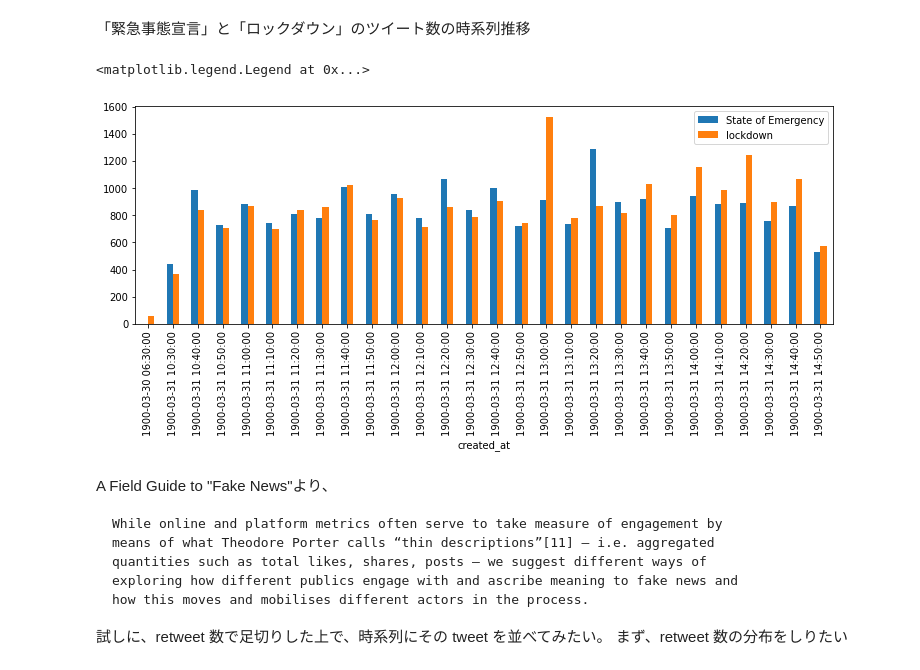
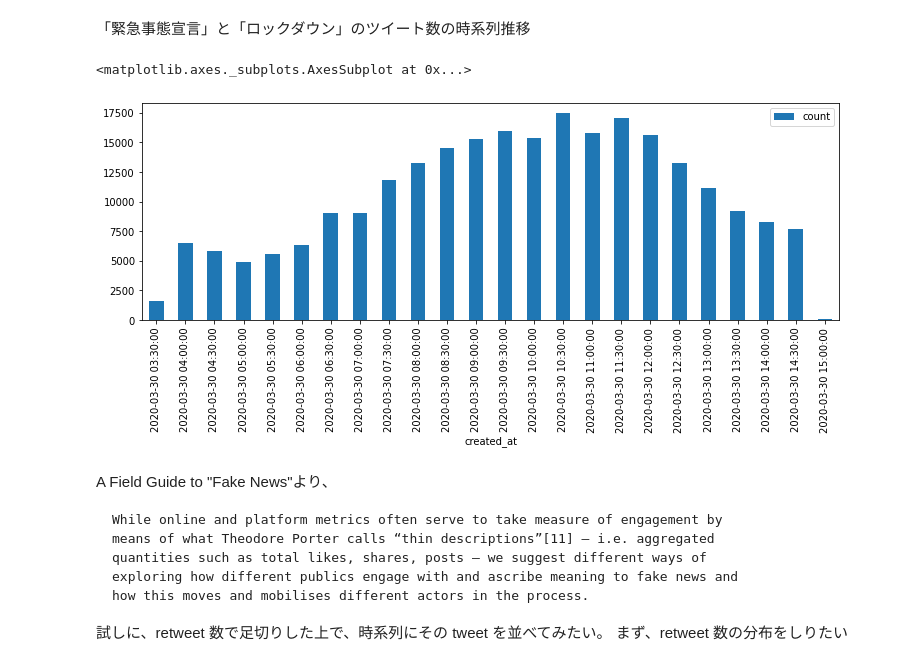
Before and after one commit to p-baleine/fabrication_of_state_of_emergency_20200330, a Jupyter notebook: 「4月1日に緊急事態宣言」の拡散の推移について.ipynb, the cells around one changed output. Drawn from its saved outputs; the diff is of its cells as text; code cells hidden in the pictures.

```diff
--- a/「4月1日に緊急事態宣言」の拡散の推移について.ipynb
+++ b/「4月1日に緊急事態宣言」の拡散の推移について.ipynb
@@ -35,2 +41,5 @@ class DateTrunc(Function):
+# %%
+UnixTimestamp = CustomFunction('unix_timestamp', ['date'])
+FromUnixtime = CustomFunction('from_unixtime', ['unixtime'])
 # %%
 tweets, users = Table('tweets'), Table('users')
@@ -49,8 +45,0 @@ def tweet_summary(term, truncated_by='10 minutes'):
-# %%
-df = pd.DataFrame(data=tweet_summary('%緊急事態宣言%'))
-df_ = pd.DataFrame(data=tweet_summary('%ロックダウン%'))
-df['created_at'] = pd.to_datetime(df['created_at'], format='%a %b %d  %H:%M')
-df_['created_at'] = pd.to_datetime(df_['created_at'], format='%a %b %d  %H:%M')
-df['count2'] = df_['count']
-df = df.set_index('created_at', drop=False)
-df.head()
@@ -64,0 +46,28 @@ df.head()
+# %%
+KeywordTrajectory = namedtuple('KeywordTrajectory', ['created_at', 'count'])
+
+def keyword_trajectory(cursor, truncated_by='10 minutes'):
+    minutes = re.sub(r'^(\d+)\s+minutes$', r'\1', truncated_by)
+    assert(minutes.isdecimal())
+    seconds = 60 * int(minutes)
+    alias = 'truncated_by_{}min'.format(minutes)
+
+    # TODO: keyword による絞り込み
+
+    s = Query.from_(tweets) \
+    .select(
+       FromUnixtime(fn.Floor(
+            UnixTimestamp(tweets.created_at) / seconds) * seconds,
+                   alias=alias),
+        fn.Count(tweets.id)) \
+    .groupby(alias)
+
+    print('SQL: {}'.format(s))
+    cursor.execute(str(s))
+
+    return [KeywordTrajectory._make(r) for r in cursor]
+# %%
+with managed_cursor(buffered=True) as cursor:
+    df = pd.DataFrame(data=keyword_trajectory(cursor, truncated_by='30 minutes'))
+    df = df.set_index('created_at')
+    print(df.head())
@@ -66,11 +84,10 @@ df.head()
 「緊急事態宣言」と「ロックダウン」のツイート数の時系列推移
 # %%
 fig, ax = plt.subplots()
-df.groupby(df['created_at'].dt.round('10min')).sum().plot(kind='bar', ax=ax)
-ax.legend(['State of Emergency', 'lockdown'])
+df.plot(kind='bar', ax=ax)
 # %% [output]
-<matplotlib.legend.Legend at 0x...>
+<matplotlib.axes._subplots.AxesSubplot at 0x...>
-[figure, old version]
+[figure, new version]
 # %% [markdown]
 A Field Guide to "Fake News"より、
 
```
Also changed, not shown: parts of 19 cells of this notebook.
